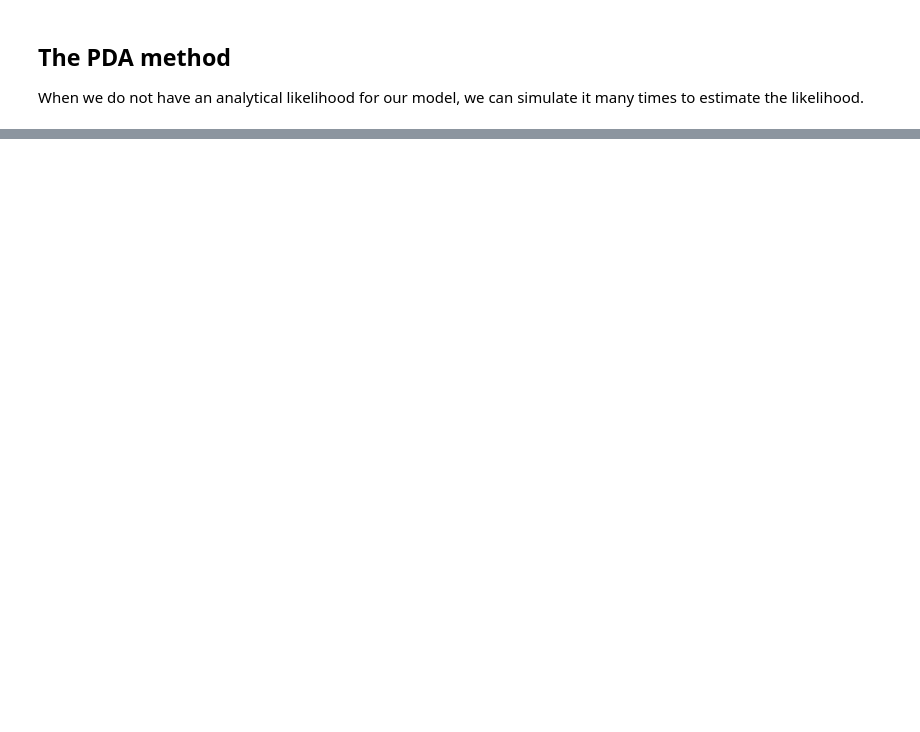
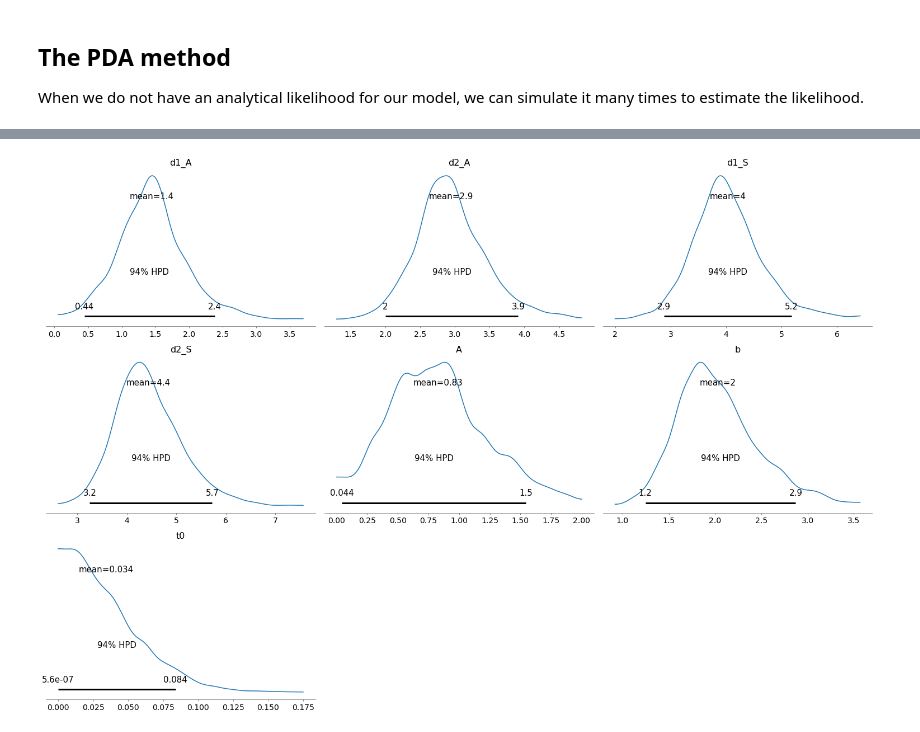
Before and after one commit to compmem/QuantCog, a Jupyter notebook: notebooks/08_More_Decisions.ipynb, the cells around one changed output, grey strips where cells are left out. Drawn from its saved outputs; the diff is of its cells as text; code cells hidden in the pictures; blank space fills up the shorter version.

```diff
--- a/notebooks/08_More_Decisions.ipynb
+++ b/notebooks/08_More_Decisions.ipynb
@@ -245,6 +281,6 @@ plt.plot(m.weights[25:], alpha=.3);
 # %%
 print("Best fitting params:")
-burnin=5
+burnin=200
 best_ind = m.weights[burnin:].argmax()
 print("Weight:", m.weights.ravel()[best_ind])
 indiv = [m.particles[burnin:,:,i].ravel()[best_ind] for i in range(m.particles.shape[-1])]
@@ -305,7 +379,8 @@ params = [Param(name='d1_A', prior=dists.trunc_normal(1., 2., 0., 10.)),
           Param(name='d2_S', prior=dists.trunc_normal(1., 2., 0., 10.)),
           Param(name='A', prior=dists.trunc_normal(.5, 2.0, 0., 2.0)),
           Param(name='b', prior=dists.trunc_normal(2.0, 2.0, 0., 5.0)),
-          Param(name='t0', prior=dists.trunc_normal(.2, 1.0, 0., 1.0))]
+          Param(name='t0', prior=dists.normal(0.0, 1.4),
+                transform=lambda x: dists.invlogit(x)*min_rt)]
 
 
 # grab the beh data of interest
@@ -327,22 +402,22 @@ def like_fun(pop, *args):
     likes = np.zeros(len(pop))
     for i,p in enumerate(pop):
         # first check for simple issues
-        if (p[4] > p[5]) or np.any(p<0):
+        if (p['A'] > p['b']): # or np.any(p<0):
             # A can't be bigger than b
             likes[i] = -np.inf
             continue
 
         # first Accuracy
-        res = lba_sim(I=(p[0], p[1]), A=p[4], S=1.0, b=p[5],
-                      num_sims=nsims, max_time=2.0, t0=p[6])
+        res = lba_sim(I=(p['d1_A'], p['d2_A']), A=p['A'], S=1.0, b=p['b'],
+                      num_sims=nsims, max_time=2.0, t0=p['t0'])
         res.loc[res.rt < rt_min, 'correct'] = -1
         likes[i] += pda_A.calc_log_like(res.to_records())
         if likes[i] == -np.inf:
             continue
 
         # then Speed
-        res = lba_sim(I=(p[2], p[3]), A=p[4], S=1.0, b=p[5],
-                      num_sims=nsims, max_time=2.0, t0=p[6])
+        res = lba_sim(I=(p['d1_S'], p['d2_S']), A=p['A'], S=1.0, b=p['b'],
+                      num_sims=nsims, max_time=2.0, t0=p['t0'])
         res.loc[res.rt < rt_min, 'correct'] = -1
         likes[i] += pda_S.calc_log_like(res.to_records())
         if likes[i] == -np.inf:
@@ -413,4 +520,4 @@ plt.title(cond);
 # %%
 # save out model to an ArviZ Inference Dataset
-daz_d = az.from_dict(**arviz_dict(m, burnin=20))
+daz_d = az.from_dict(**arviz_dict(m, burnin=200))
 daz_d.posterior
@@ -419,0 +555,4 @@ az.compare({'threshold': daz_t, 'drift': daz_d})
+# %%
+az.plot_posterior(daz_d);
+# %% [output]
+[figure, added]
```
Also changed, not shown: parts of 31 cells of this notebook, 2 other files.
